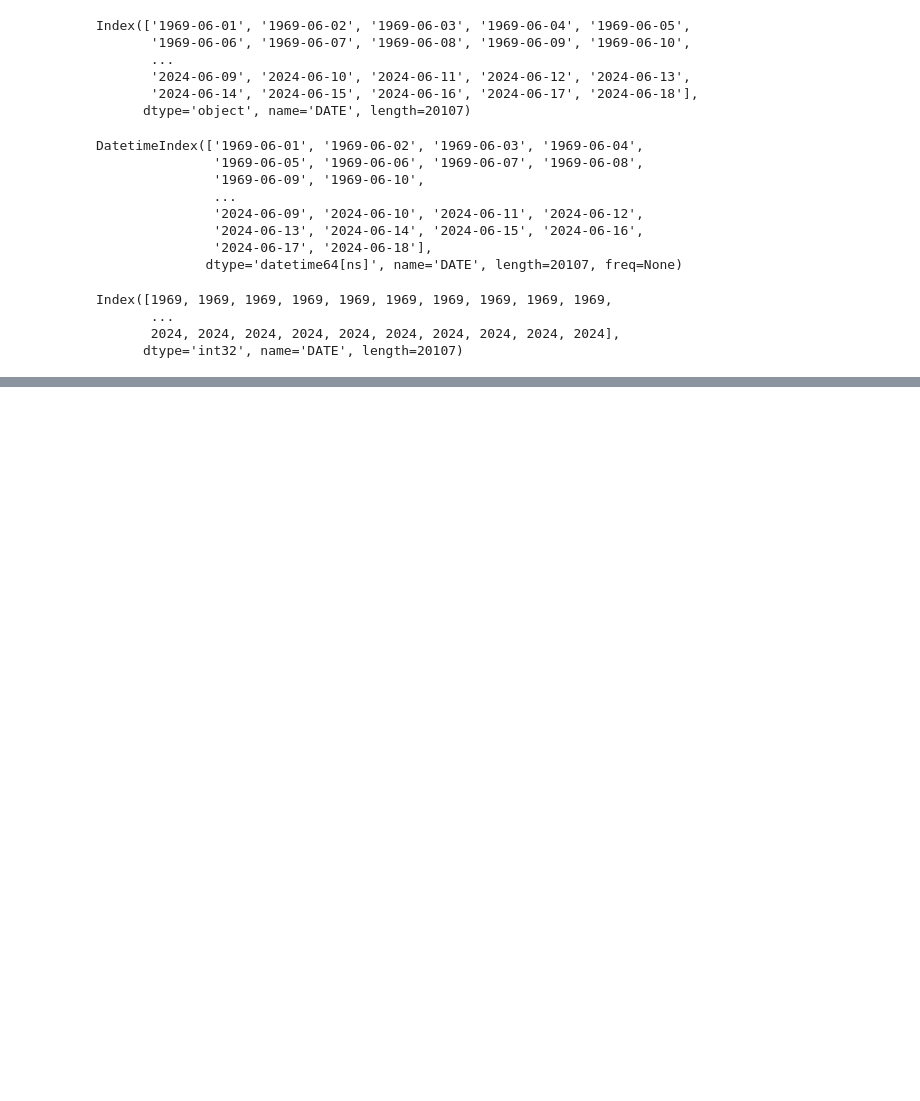
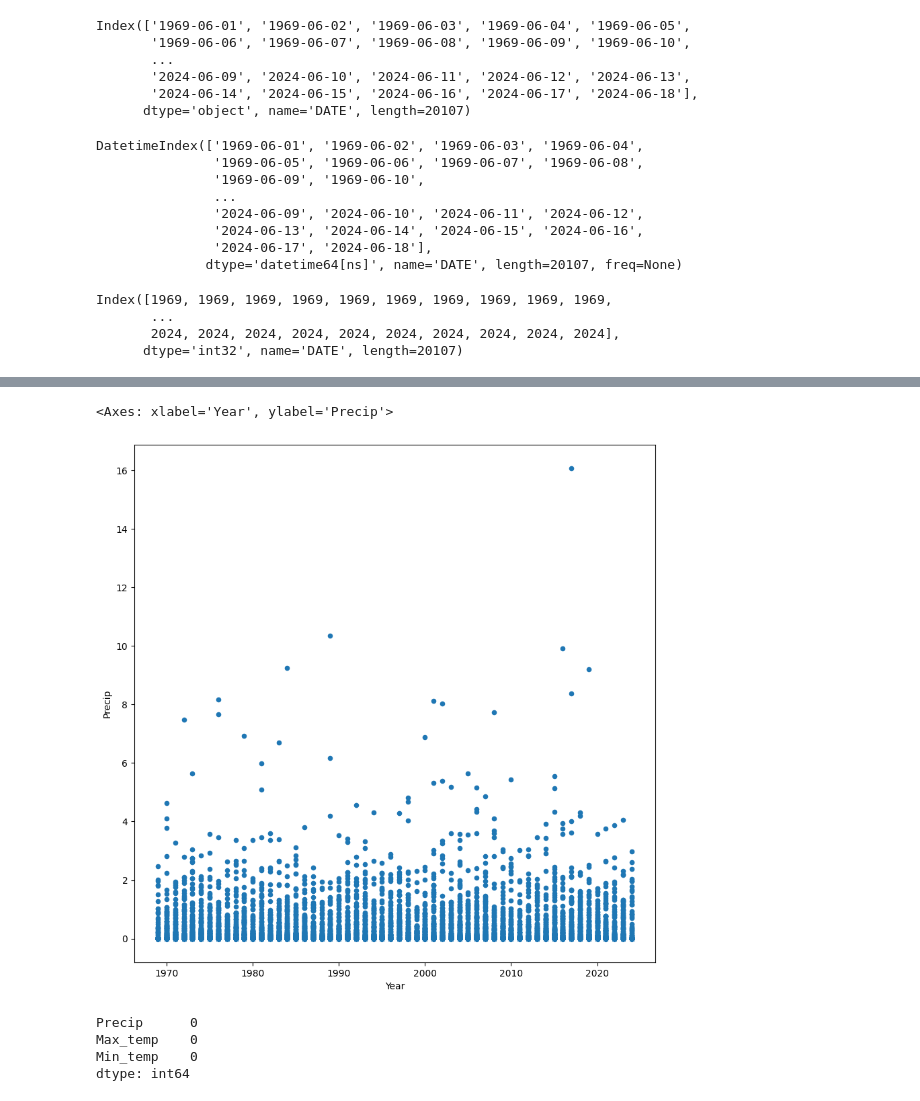
Before and after one commit to osoisi/Weather-Predictions--Houston, a Jupyter notebook: Houston airport data weather project.ipynb, the cells around one changed output, grey strips where cells are left out. Saved outputs shown, nothing was run; the diff lists cells and outputs as text; code cells hidden in the pictures; blank space fills up the shorter version.

```diff
--- a/Houston airport data weather project.ipynb
+++ b/Houston airport data weather project.ipynb
@@ -247,0 +274,12 @@ Index([1969, 1969, 1969, 1969, 1969, 1969, 1969, 1969, 1969, 1969,
+# %%
+df_yearly_precip.plot(kind='scatter', x='Year', y='Precip', figsize=(10,10))
+# %% [output]
+<Axes: xlabel='Year', ylabel='Precip'>
+[figure, added]
+# %%
+core_weather.apply(lambda x: (x>110)).sum()
+# %% [output]
+Precip      0
+Max_temp    0
+Min_temp    0
+dtype: int64
```
Also changed, not shown: parts of 14 cells of this notebook.
